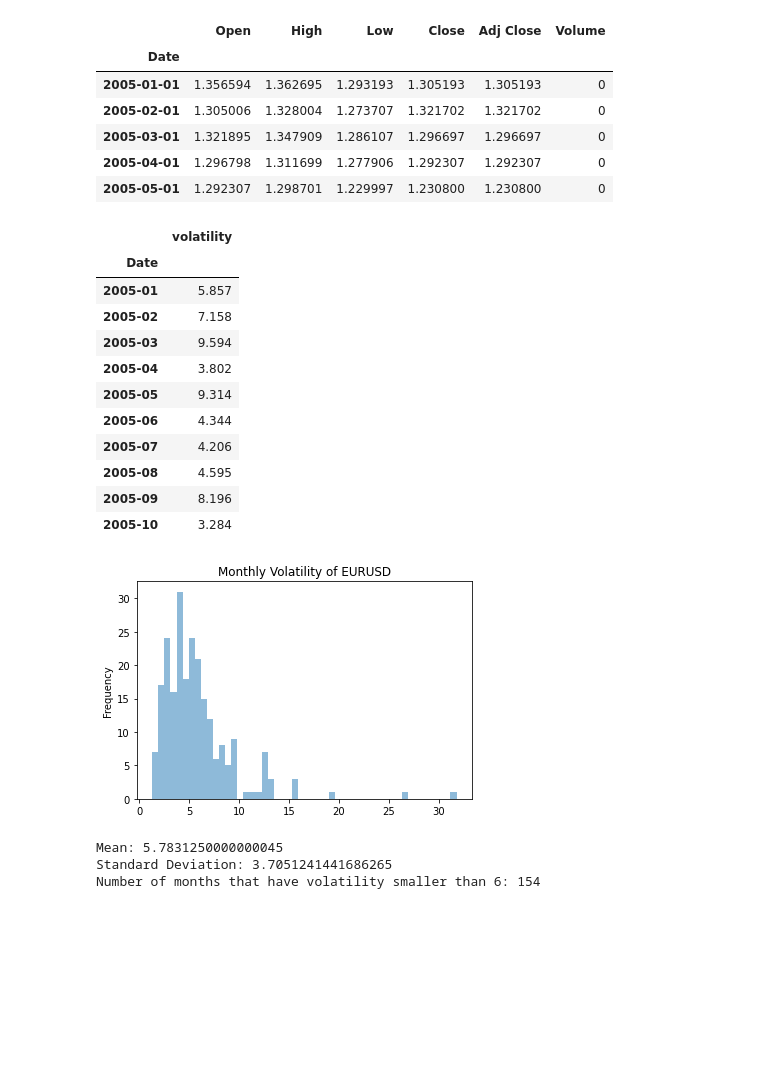
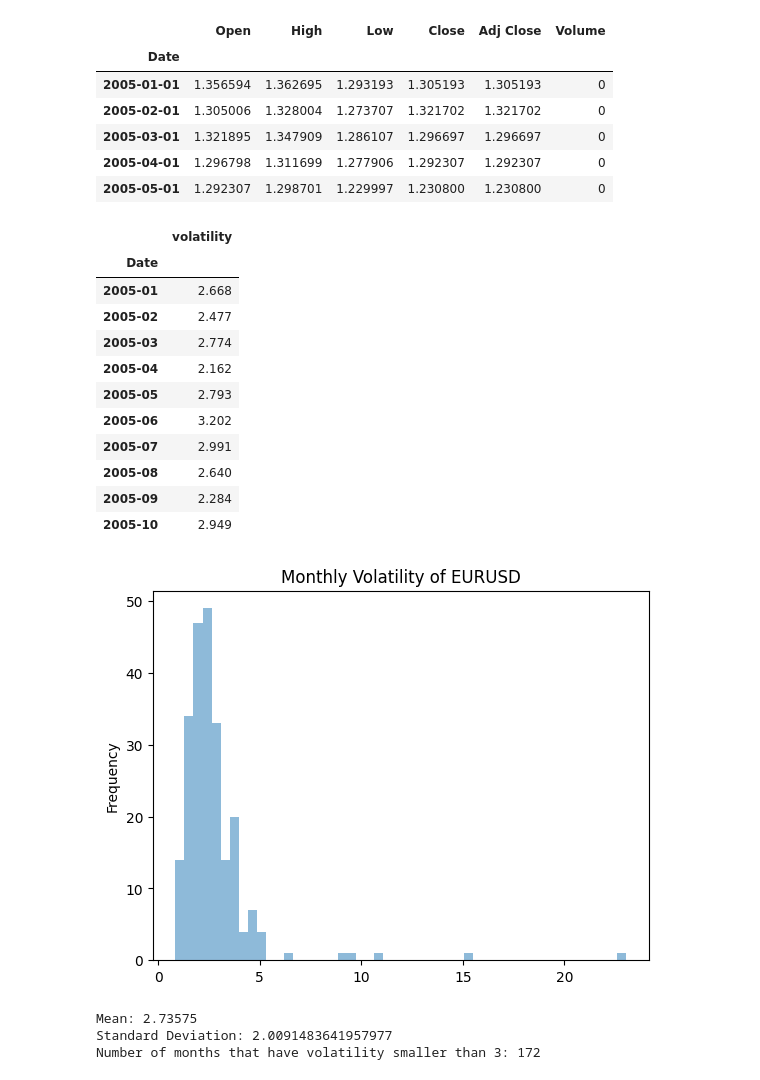
Before and after one commit to moleh13/EC48E, a Jupyter notebook: project/project.ipynb, the cells around one changed output. Saved outputs shown, nothing was run; the diff lists cells and outputs as text; code cells hidden in the pictures; blank space fills up the shorter version.

```diff
--- a/project/project.ipynb
+++ b/project/project.ipynb
@@ -19,6 +19,8 @@ eur_usd_data_monthly = yf.download('EURUSD=X', start=start_date, end=end_date, i
 GSPC_data_monthly = yf.download('^GSPC', start='2004-12-01', end=end_date, interval='1mo')
 STOXX50E_data_monthly = pd.read_csv('csv_files/STOXX50E.csv')
 
+eur_usd_pct_change = eur_usd_data_daily['Close'].pct_change()
+
 eur_usd_data_monthly.head(5)
 # %% [output]
 [*********************100%%**********************]  1 of 1 completed
@@ -39,7 +41,7 @@ feature_set = pd.DataFrame(index=eur_usd_data_daily.resample('M').mean().index.s
 for month in feature_set.index:
     start_date = month
     end_date = pd.to_datetime(start_date) + pd.DateOffset(months=1)
-    feature_set.loc[month] = round((eur_usd_data_daily.loc[start_date:end_date].Close.std()) * (len(eur_usd_data_daily.loc[start_date:end_date]) ** (1/2)) * 100, 3)
+    feature_set.loc[month] = round((eur_usd_pct_change.loc[start_date:end_date].std()) * (len(eur_usd_pct_change.loc[start_date:end_date]) ** (1/2)) * 100, 3)
 
 feature_set['volatility'] = feature_set['volatility'].astype(float)
 # print the monthly data
@@ -47,35 +49,35 @@ feature_set.head(10)
 # %% [output]
 |  | volatility |
 | Date |  |
-| 2005-01 | 5.857 |
-| 2005-02 | 7.158 |
-| 2005-03 | 9.594 |
-| 2005-04 | 3.802 |
-| 2005-05 | 9.314 |
-| 2005-06 | 4.344 |
-| 2005-07 | 4.206 |
-| 2005-08 | 4.595 |
-| 2005-09 | 8.196 |
-| 2005-10 | 3.284 |
+| 2005-01 | 2.668 |
+| 2005-02 | 2.477 |
+| 2005-03 | 2.774 |
+| 2005-04 | 2.162 |
+| 2005-05 | 2.793 |
+| 2005-06 | 3.202 |
+| 2005-07 | 2.991 |
+| 2005-08 | 2.640 |
+| 2005-09 | 2.284 |
+| 2005-10 | 2.949 |
 # %%
 # make a histogram of the monthly volatility
 feature_set['volatility'].plot.hist(bins=50, alpha=0.5, title='Monthly Volatility of EURUSD')
 plt.show()
 
 # mean and standard deviation of the monthly volatility
 mean = feature_set.volatility.mean()
 std = feature_set.volatility.std()
 print('Mean:', mean)
 print('Standard Deviation:', std)
 
 # print the ncount of the rows that are smaller than the mean + 1 std
-threshold = 6
+threshold = 3
 print(f'Number of months that have volatility smaller than {threshold}:', len(feature_set[feature_set.volatility < threshold]))
 # %% [output]
-[figure, old version]
+[figure, new version]
-Mean: 5.7831250000000045
-Standard Deviation: 3.7051241441686265
-Number of months that have volatility smaller than 6: 154
+Mean: 2.73575
+Standard Deviation: 2.0091483641957977
+Number of months that have volatility smaller than 3: 172
 # %%
 # add a low/high column that labels the month as low or high volatility according to the threshold
 feature_set['low/high'] = np.where(feature_set.volatility < threshold, 0, 1)
```
Also changed, not shown: parts of 14 cells of this notebook, 2 other files.
